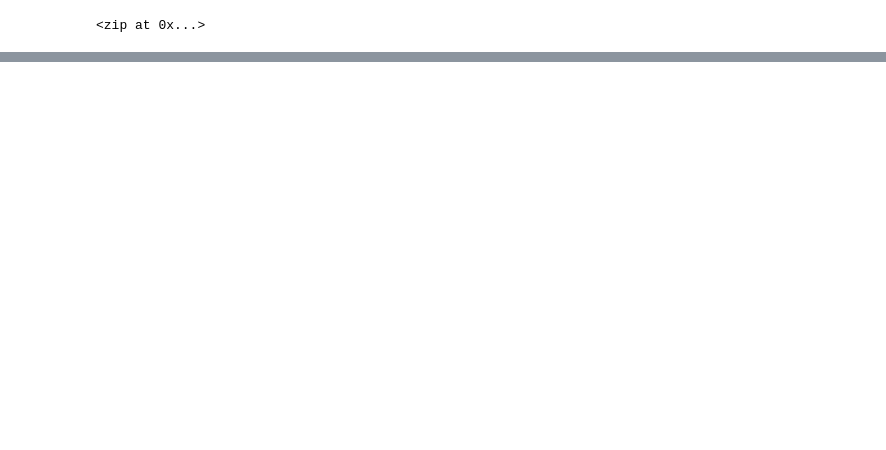
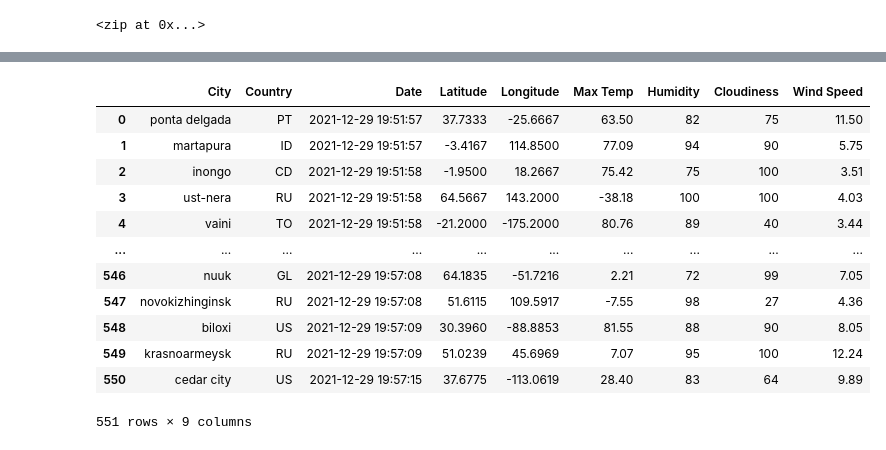
Before and after one commit to abhi82git/World_Weather_Analysis, a Jupyter notebook: WeatherPy.ipynb, the cells around one changed output, grey strips where cells are left out. Cells and saved outputs as stored; diff of their text form; code cells hidden in the pictures; blank space fills up the shorter version.

```diff
--- a/WeatherPy.ipynb
+++ b/WeatherPy.ipynb
@@ -57,0 +178,20 @@ print(len(cities))
+# %%
+new_column_order = ["City", "Country", "Date", "Latitude", "Longitude", "Max Temp", "Humidity", "Cloudiness", "Wind Speed"]
+
+city_data_df = city_data_df[new_column_order]
+
+city_data_df
+# %% [output]
+|  | City | Country | Date | Latitude | Longitude | Max Temp | Humidity | Cloudiness | Wind Speed |
+| 0 | ponta delgada | PT | 2021-12-29 19:51:57 | 37.7333 | -25.6667 | 63.50 | 82 | 75 | 11.50 |
+| 1 | martapura | ID | 2021-12-29 19:51:57 | -3.4167 | 114.8500 | 77.09 | 94 | 90 | 5.75 |
+| 2 | inongo | CD | 2021-12-29 19:51:58 | -1.9500 | 18.2667 | 75.42 | 75 | 100 | 3.51 |
+| 3 | ust-nera | RU | 2021-12-29 19:51:58 | 64.5667 | 143.2000 | -38.18 | 100 | 100 | 4.03 |
+| 4 | vaini | TO | 2021-12-29 19:51:58 | -21.2000 | -175.2000 | 80.76 | 89 | 40 | 3.44 |
+| ... | ... | ... | ... | ... | ... | ... | ... | ... | ... |
+| 546 | nuuk | GL | 2021-12-29 19:57:08 | 64.1835 | -51.7216 | 2.21 | 72 | 99 | 7.05 |
+| 547 | novokizhinginsk | RU | 2021-12-29 19:57:08 | 51.6115 | 109.5917 | -7.55 | 98 | 27 | 4.36 |
+| 548 | biloxi | US | 2021-12-29 19:57:09 | 30.3960 | -88.8853 | 81.55 | 88 | 90 | 8.05 |
+| 549 | krasnoarmeysk | RU | 2021-12-29 19:57:09 | 51.0239 | 45.6969 | 7.07 | 95 | 100 | 12.24 |
+| 550 | cedar city | US | 2021-12-29 19:57:15 | 37.6775 | -113.0619 | 28.40 | 83 | 64 | 9.89 |
+551 rows × 9 columns
```
Also changed, not shown: parts of 7 cells of this notebook, 3 other files.
